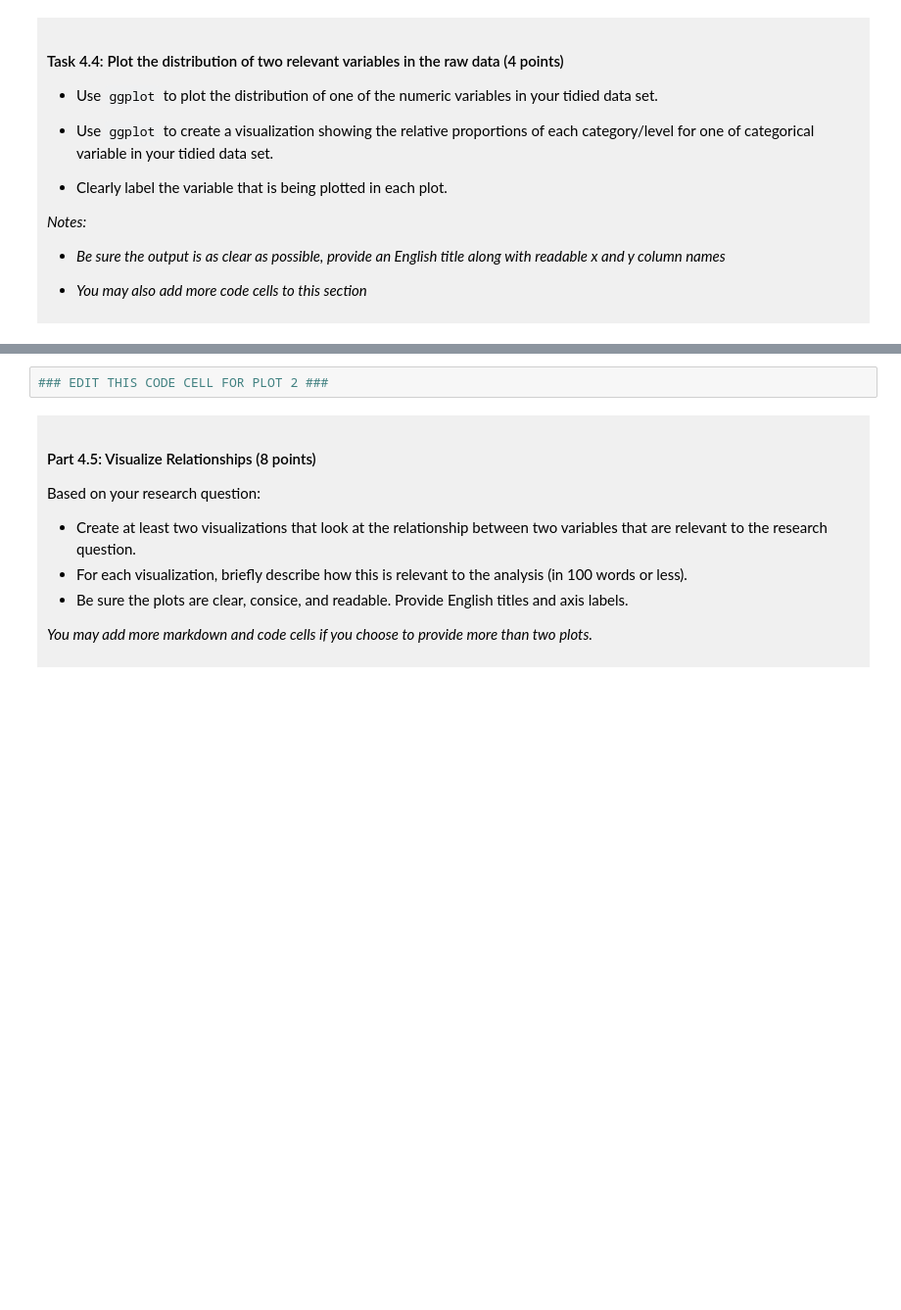
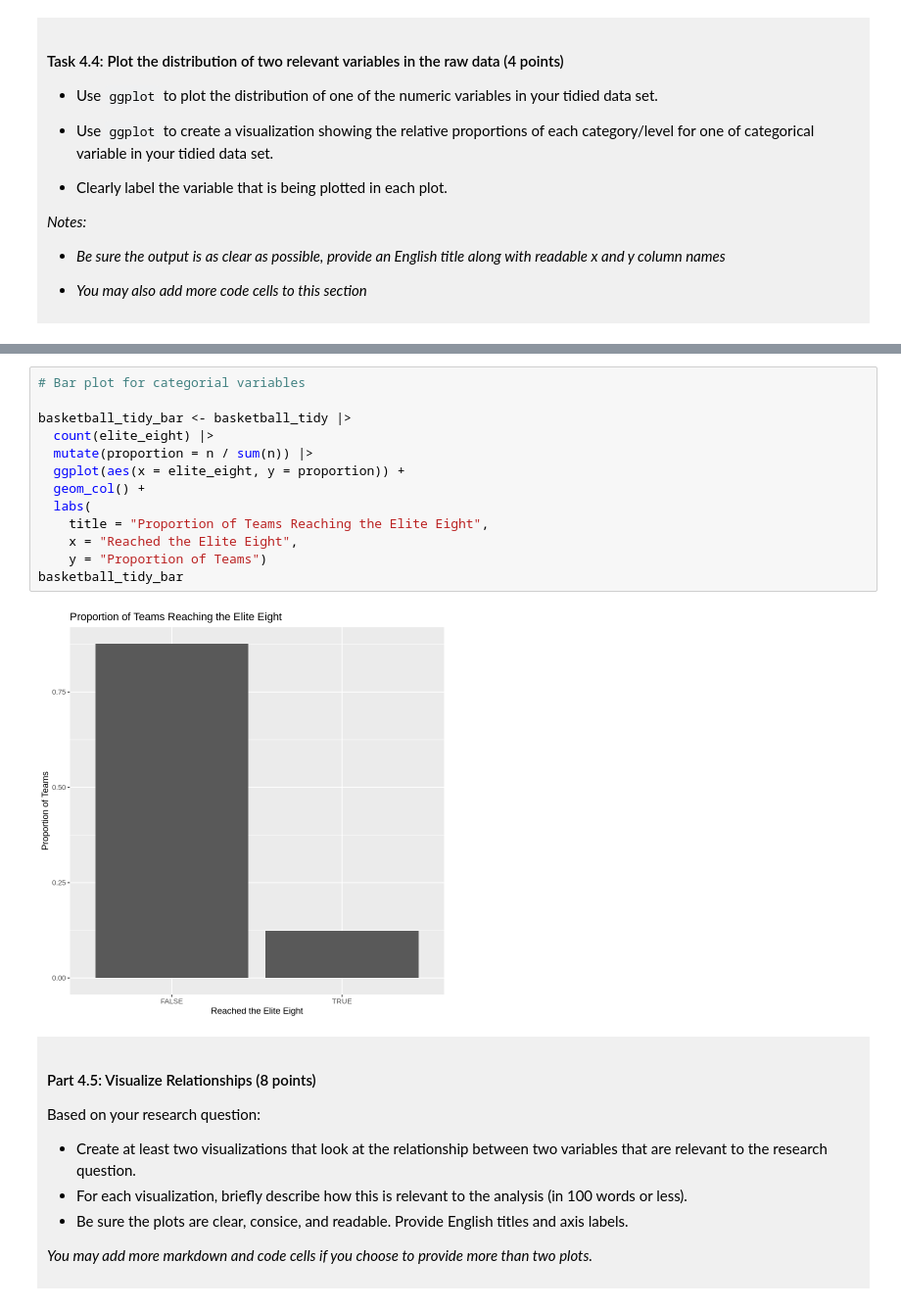
Before and after one commit to mymy7760/dsci-100-project-myra-heiman, a Jupyter notebook: dsci-100-project-notebook.ipynb, the cells around one changed output, grey strips where cells are left out. Shown at 98% size. Drawn from its saved outputs; the diff is of its cells as text; blank space fills up the shorter version.

```diff
--- a/dsci-100-project-notebook.ipynb
+++ b/dsci-100-project-notebook.ipynb
@@ -300,5 +345,18 @@ You will refine your research question (if needed) and produce a tidy data set.
 # %%
-### EDIT THIS CODE CELL FOR PLOT 2 ###
+# Bar plot for categorial variables
+
+basketball_tidy_bar <- basketball_tidy |>
+  count(elite_eight) |>
+  mutate(proportion = n / sum(n)) |>
+  ggplot(aes(x = elite_eight, y = proportion)) +
+  geom_col() +
+  labs(
+    title = "Proportion of Teams Reaching the Elite Eight",
+    x = "Reached the Elite Eight",
+    y = "Proportion of Teams")
+basketball_tidy_bar
+# %% [output]
+[figure, added]
 # %% [markdown]
 <div style="background-color: #f0f0f0; padding: 10px;">
 
```
Also changed, not shown: parts of 10 cells of this notebook.
